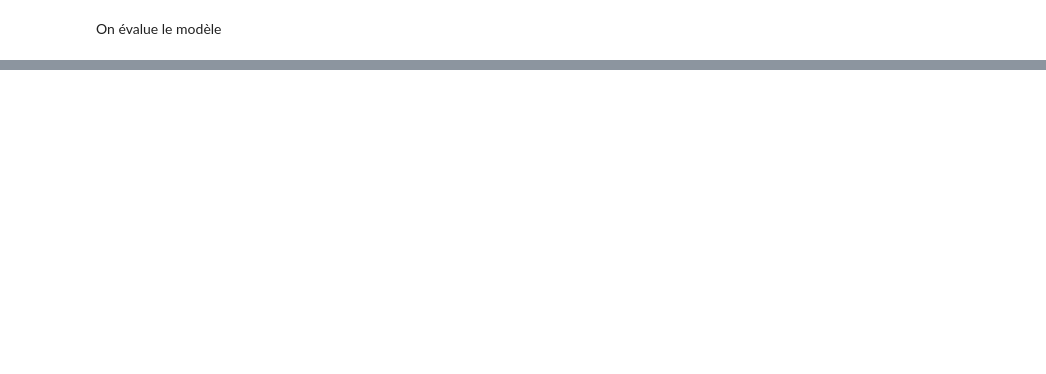
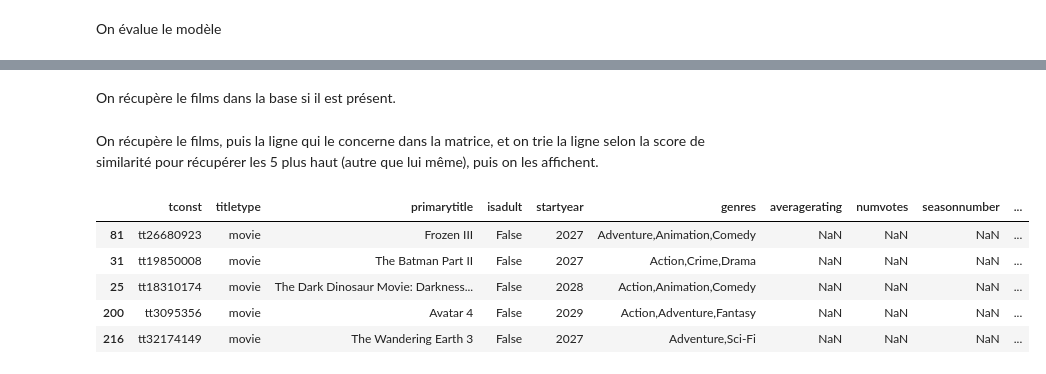
Before and after one commit to MelodyDuplaix/Netfloox_g0_JohnBondouxDuplaix, a Jupyter notebook: notebooks/model_training.ipynb, the cells around one changed output, grey strips where cells are left out. Saved outputs shown, nothing was run; the diff lists cells and outputs as text; code cells hidden in the pictures; blank space fills up the shorter version.

Commit message:
Feat: Début de création d'un algorithme de recommandation de film

```diff
--- a/notebooks/model_training.ipynb
+++ b/notebooks/model_training.ipynb
@@ -176,9 +173,9 @@ preprocessing = ColumnTransformer(transformers=[
     # ("primarytitle", primarytitlePipeline, "primarytitle"),
     ("titletype", titletypePipeline, ["titletype"]),
     ("genres", genresPipeline, "genres"),
-    # ("actor", actorPipeline, "actor"),
+    ("actor", actorPipeline, "actor"),
     # ("selfperson", selfPipeline, "selfperson"),
-    # ("actress", actressPipeline, "actress"),
+    ("actress", actressPipeline, "actress"),
     # ("producer", producerPipeline, "producer"),
     # ("director", directorPipeline, "director")
 ])
@@ -244,0 +253,12 @@ R-squared (R2): 0.2332777069769818
+# %%
+
+
+modelPipeReco = Pipeline(steps=[
+    ("prep données", preprocessing)
+])
+
+features_transformed = modelPipeReco.fit_transform(features)
+
+cosine_sim = cosine_similarity(features_transformed)
+
+cosine_sim
@@ -244,0 +301,23 @@ R-squared (R2): 0.2332777069769818
+# %% [markdown]
+On récupère le films dans la base si il est présent.
+# %%
+film = "Sonic the Hedgehog 4"
+if film not in df["primarytitle"].values:
+    raise ValueError(f"Le film '{film}' n'est pas présent dans la colonne 'primarytitle'.")
+# %% [markdown]
+On récupère le films, puis la ligne qui le concerne dans la matrice, et on trie la ligne selon la score de similarité pour récupérer les 5 plus haut (autre que lui même), puis on les affichent.
+# %%
+if film not in df["primarytitle"].values:
+    raise ValueError(f"Le film '{film}' n'est pas présent dans la colonne 'primarytitle'.")
+index = df[df["primarytitle"] == film].index[0]
+cosine_similarities = cosine_sim[index]
+similar_indices = cosine_similarities.argsort()[::-1][1:6]
+similar_movies = df.iloc[similar_indices]
+similar_movies
+# %% [output]
+|  | tconst | titletype | primarytitle | isadult | startyear | genres | averagerating | numvotes | seasonnumber | ... |
+| 81 | tt26680923 | movie | Frozen III | False | 2027 | Adventure,Animation,Comedy | NaN | NaN | NaN | ... |
+| 31 | tt19850008 | movie | The Batman Part II | False | 2027 | Action,Crime,Drama | NaN | NaN | NaN | ... |
+| 25 | tt18310174 | movie | The Dark Dinosaur Movie: Darkness... | False | 2028 | Action,Animation,Comedy | NaN | NaN | NaN | ... |
+| 200 | tt3095356 | movie | Avatar 4 | False | 2029 | Action,Adventure,Fantasy | NaN | NaN | NaN | ... |
+| 216 | tt32174149 | movie | The Wandering Earth 3 | False | 2027 | Adventure,Sci-Fi | NaN | NaN | NaN | ... |
```
Also changed, not shown: parts of 16 cells of this notebook, 2 other files.
